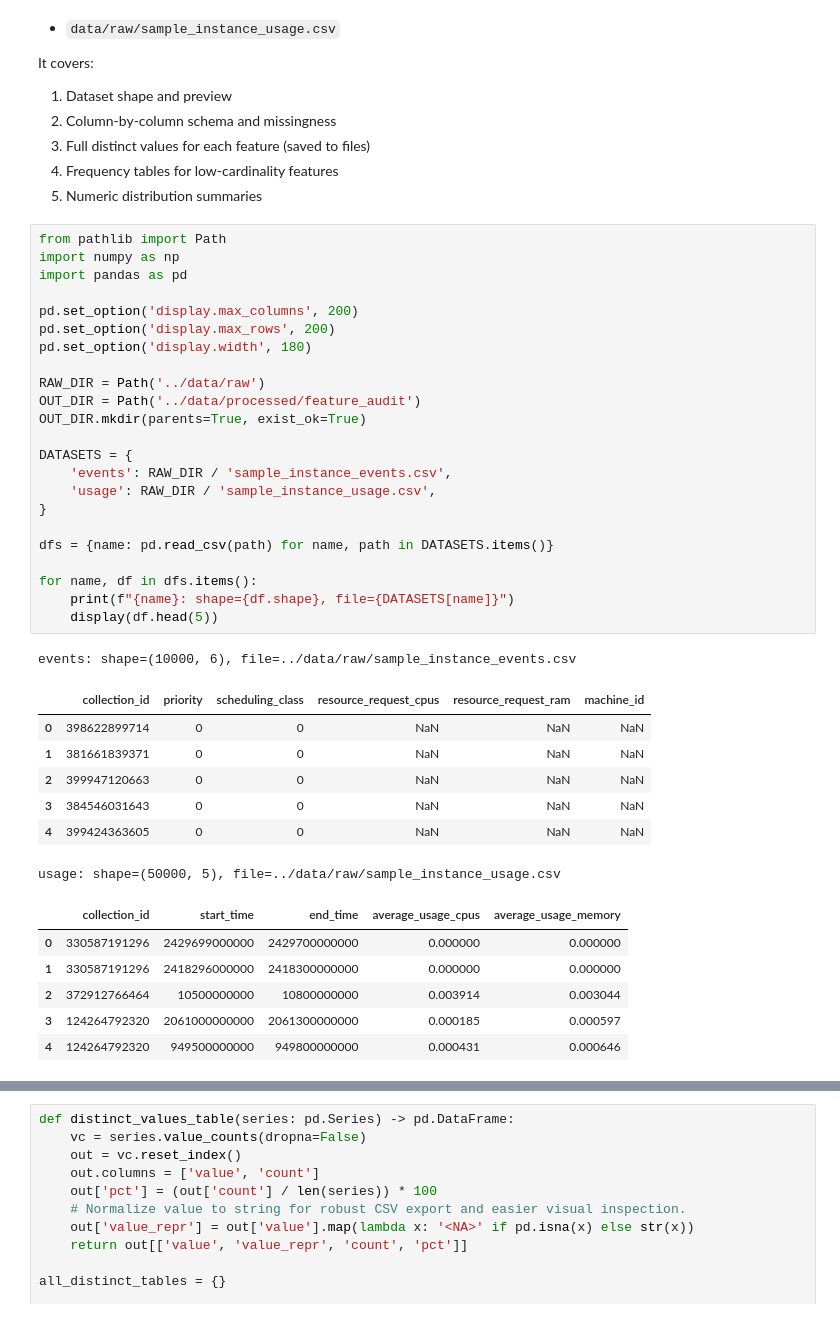
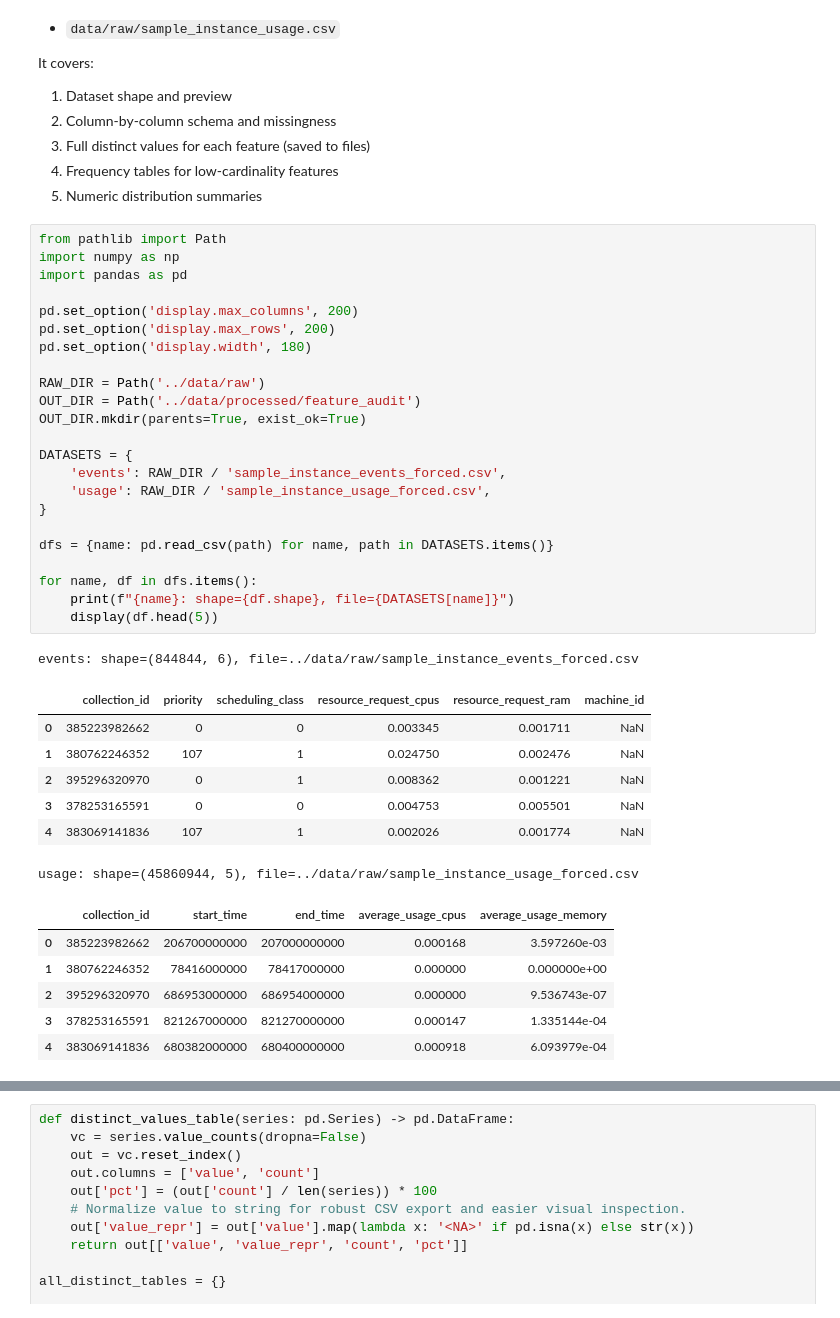
Before and after one commit to dangolofrancesco/cloud_pricing_sim, a Jupyter notebook: notebooks/01_eda_and_distribution_fitting.ipynb, the cells around one changed output, grey strips where cells are left out. Saved outputs shown, nothing was run; the diff lists cells and outputs as text.

Commit message:
data generator and eda

```diff
--- a/notebooks/01_eda_and_distribution_fitting.ipynb
+++ b/notebooks/01_eda_and_distribution_fitting.ipynb
@@ -14,41 +14,41 @@ It covers:
 # %%
 from pathlib import Path
 import numpy as np
 import pandas as pd
 
 pd.set_option('display.max_columns', 200)
 pd.set_option('display.max_rows', 200)
 pd.set_option('display.width', 180)
 
 RAW_DIR = Path('../data/raw')
 OUT_DIR = Path('../data/processed/feature_audit')
 OUT_DIR.mkdir(parents=True, exist_ok=True)
 
 DATASETS = {
-    'events': RAW_DIR / 'sample_instance_events.csv',
-    'usage': RAW_DIR / 'sample_instance_usage.csv',
+    'events': RAW_DIR / 'sample_instance_events_forced.csv',
+    'usage': RAW_DIR / 'sample_instance_usage_forced.csv',
 }
 
 dfs = {name: pd.read_csv(path) for name, path in DATASETS.items()}
 
 for name, df in dfs.items():
     print(f"{name}: shape={df.shape}, file={DATASETS[name]}")
     display(df.head(5))
 # %% [output]
-events: shape=(10000, 6), file=../data/raw/sample_instance_events.csv
+events: shape=(844844, 6), file=../data/raw/sample_instance_events_forced.csv
 |  | collection_id | priority | scheduling_class | resource_request_cpus | resource_request_ram | machine_id |
-| 0 | 398622899714 | 0 | 0 | NaN | NaN | NaN |
-| 1 | 381661839371 | 0 | 0 | NaN | NaN | NaN |
-| 2 | 399947120663 | 0 | 0 | NaN | NaN | NaN |
-| 3 | 384546031643 | 0 | 0 | NaN | NaN | NaN |
-| 4 | 399424363605 | 0 | 0 | NaN | NaN | NaN |
+| 0 | 385223982662 | 0 | 0 | 0.003345 | 0.001711 | NaN |
+| 1 | 380762246352 | 107 | 1 | 0.024750 | 0.002476 | NaN |
+| 2 | 395296320970 | 0 | 1 | 0.008362 | 0.001221 | NaN |
+| 3 | 378253165591 | 0 | 0 | 0.004753 | 0.005501 | NaN |
+| 4 | 383069141836 | 107 | 1 | 0.002026 | 0.001774 | NaN |
-usage: shape=(50000, 5), file=../data/raw/sample_instance_usage.csv
+usage: shape=(45860944, 5), file=../data/raw/sample_instance_usage_forced.csv
 |  | collection_id | start_time | end_time | average_usage_cpus | average_usage_memory |
-| 0 | 330587191296 | 2429699000000 | 2429700000000 | 0.000000 | 0.000000 |
-| 1 | 330587191296 | 2418296000000 | 2418300000000 | 0.000000 | 0.000000 |
-| 2 | 372912766464 | 10500000000 | 10800000000 | 0.003914 | 0.003044 |
-| 3 | 124264792320 | 2061000000000 | 2061300000000 | 0.000185 | 0.000597 |
-| 4 | 124264792320 | 949500000000 | 949800000000 | 0.000431 | 0.000646 |
+| 0 | 385223982662 | 206700000000 | 207000000000 | 0.000168 | 3.597260e-03 |
+| 1 | 380762246352 | 78416000000 | 78417000000 | 0.000000 | 0.000000e+00 |
+| 2 | 395296320970 | 686953000000 | 686954000000 | 0.000000 | 9.536743e-07 |
+| 3 | 378253165591 | 821267000000 | 821270000000 | 0.000147 | 1.335144e-04 |
+| 4 | 383069141836 | 680382000000 | 680400000000 | 0.000918 | 6.093979e-04 |
 # %%
 def feature_profile(df: pd.DataFrame) -> pd.DataFrame:
     rows = []
```
Also changed, not shown: parts of 6 cells of this notebook, 9 other files.
